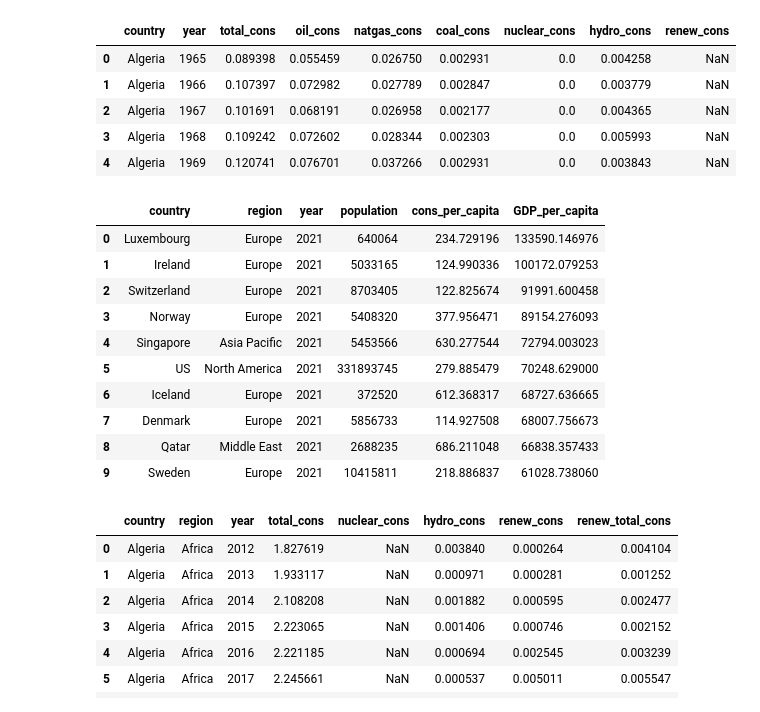
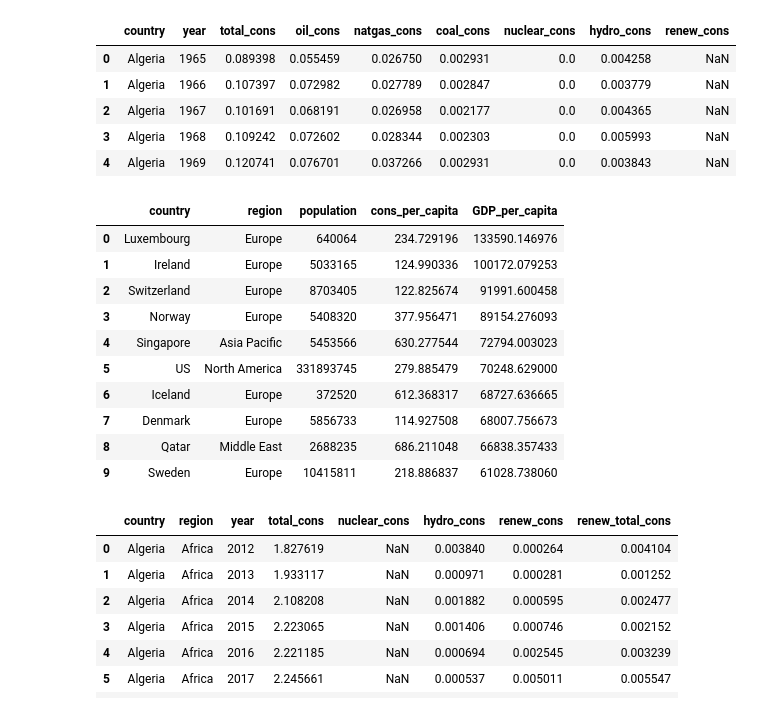
Before and after one commit to hafluz/energy_data, a Jupyter notebook: How_Green_is_the_Energy_We_Use_v4.ipynb, the cells around one changed output. Saved outputs shown, nothing was run; the diff lists cells and outputs as text; code cells hidden in the pictures.

```diff
--- a/How_Green_is_the_Energy_We_Use_v4.ipynb
+++ b/How_Green_is_the_Energy_We_Use_v4.ipynb
@@ -209,35 +223,37 @@ df5.head()
 # %%
 # 6. What is the Relationship between Energy Consumption and GDP per Capita?
 
 df6 = client.query('''
-SELECT a.country, a.region, CAST(b.population AS INT64) as population, a.primary_ej_pc as cons_per_capita, (CAST(b.GDP_current AS FLOAT64) / CAST(b.population AS INT64)) as GDP_per_capita
+SELECT a.country, a.region, CAST(b.population AS INT64) as population,
+    a.primary_ej_pc as cons_per_capita,
+    (CAST(b.GDP_current AS FLOAT64) / CAST(b.population AS INT64)) as GDP_per_capita
 FROM `Energy.bp_review` a
 LEFT JOIN `Energy.worldbank_development_indicators` b
     ON a.Year = b.Time
     AND a.country_code = b.Country_Code
 WHERE year = 2021
     AND region IS NOT NULL
     AND b.GDP_current != '..'
 ORDER BY GDP_per_capita DESC ;
 ''' ).to_dataframe()
 
 df6.head(10)
 
 # Save As a CSV file To Google Drive:
 
 # path = '/content/drive/My Drive/BigQuery_Download/cons_co2_pop_gdp_6.csv'
 # with open(path, 'w', encoding = 'utf-8-sig') as f:
 #   df6.to_csv(f)
 # %% [output]
-|  | country | region | year | population | cons_per_capita | GDP_per_capita |
-| 0 | Luxembourg | Europe | 2021 | 640064 | 234.729196 | 133590.146976 |
-| 1 | Ireland | Europe | 2021 | 5033165 | 124.990336 | 100172.079253 |
-| 2 | Switzerland | Europe | 2021 | 8703405 | 122.825674 | 91991.600458 |
-| 3 | Norway | Europe | 2021 | 5408320 | 377.956471 | 89154.276093 |
-| 4 | Singapore | Asia Pacific | 2021 | 5453566 | 630.277544 | 72794.003023 |
-| 5 | US | North America | 2021 | 331893745 | 279.885479 | 70248.629000 |
-| 6 | Iceland | Europe | 2021 | 372520 | 612.368317 | 68727.636665 |
-| 7 | Denmark | Europe | 2021 | 5856733 | 114.927508 | 68007.756673 |
-| 8 | Qatar | Middle East | 2021 | 2688235 | 686.211048 | 66838.357433 |
-| 9 | Sweden | Europe | 2021 | 10415811 | 218.886837 | 61028.738060 |
+|  | country | region | population | cons_per_capita | GDP_per_capita |
+| 0 | Luxembourg | Europe | 640064 | 234.729196 | 133590.146976 |
+| 1 | Ireland | Europe | 5033165 | 124.990336 | 100172.079253 |
+| 2 | Switzerland | Europe | 8703405 | 122.825674 | 91991.600458 |
+| 3 | Norway | Europe | 5408320 | 377.956471 | 89154.276093 |
+| 4 | Singapore | Asia Pacific | 5453566 | 630.277544 | 72794.003023 |
+| 5 | US | North America | 331893745 | 279.885479 | 70248.629000 |
+| 6 | Iceland | Europe | 372520 | 612.368317 | 68727.636665 |
+| 7 | Denmark | Europe | 5856733 | 114.927508 | 68007.756673 |
+| 8 | Qatar | Middle East | 2688235 | 686.211048 | 66838.357433 |
+| 9 | Sweden | Europe | 10415811 | 218.886837 | 61028.738060 |
 # %%
```
Also changed, not shown: parts of 9 cells of this notebook.
